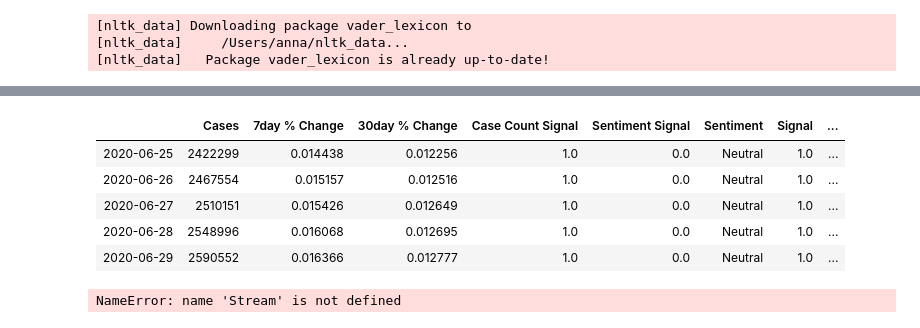
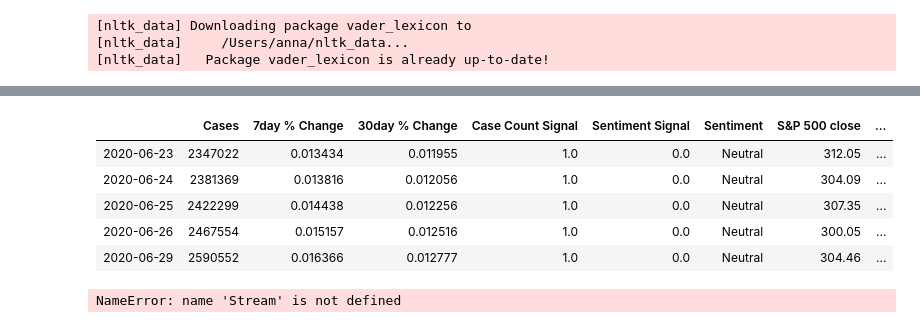
Before and after one commit to awanzek/FinTech_Project2, a Jupyter notebook: dashboard.ipynb, the cells around one changed output, grey strips where cells are left out. Saved outputs shown, nothing was run; the diff lists cells and outputs as text; code cells hidden in the pictures.

Commit message:
added function for EMA signal and updated all trading signals function and dataframe

```diff
--- a/dashboard.ipynb
+++ b/dashboard.ipynb
@@ -190,3 +239,5 @@ case_count_signals_df=covid_case_count(case_count_df)
 # %%
 sentiment_signal_df=covid_sentiment(newsapi)
 sentiment_signal_df.index = pd.to_datetime(sentiment_signal_df.index)
+# %%
+EMA_signal_df=get_EMA(all_returns_df)
@@ -193,20 +254,21 @@ sentiment_signal_df.index = pd.to_datetime(sentiment_signal_df.index)
 # %%
-def get_trading_signals(case_count_signals_df,sentiment_signal_df):#,ema_signal_df)
+def get_trading_signals(case_count_signals_df,sentiment_signal_df,EMA_signal_df):
     case_count_signals_df=case_count_signals_df.tail(29)
-    trading_signals_df=pd.concat([case_count_signals_df, sentiment_signal_df],axis=1,join="inner")
+    EMA_signal_df=EMA_signal_df.tail(29)
+    trading_signals_df=pd.concat([case_count_signals_df, sentiment_signal_df,EMA_signal_df],axis=1,join="inner")
     trading_signals_df['Signal']=trading_signals_df['Case Count Signal']+trading_signals_df['Sentiment Signal']
     trading_signals_df['Entry/Exit']=trading_signals_df['Signal'].diff()
     return trading_signals_df
 # %%
-trading_signals_df=get_trading_signals(case_count_signals_df,sentiment_signal_df)
+trading_signals_df=get_trading_signals(case_count_signals_df,sentiment_signal_df,EMA_signal_df)
 trading_signals_df.tail()
 # %% [output]
-|  | Cases | 7day % Change | 30day % Change | Case Count Signal | Sentiment Signal | Sentiment | Signal | ... |
-| 2020-06-25 | 2422299 | 0.014438 | 0.012256 | 1.0 | 0.0 | Neutral | 1.0 | ... |
-| 2020-06-26 | 2467554 | 0.015157 | 0.012516 | 1.0 | 0.0 | Neutral | 1.0 | ... |
-| 2020-06-27 | 2510151 | 0.015426 | 0.012649 | 1.0 | 0.0 | Neutral | 1.0 | ... |
-| 2020-06-28 | 2548996 | 0.016068 | 0.012695 | 1.0 | 0.0 | Neutral | 1.0 | ... |
-| 2020-06-29 | 2590552 | 0.016366 | 0.012777 | 1.0 | 0.0 | Neutral | 1.0 | ... |
+|  | Cases | 7day % Change | 30day % Change | Case Count Signal | Sentiment Signal | Sentiment | S&P 500 close | ... |
+| 2020-06-23 | 2347022 | 0.013434 | 0.011955 | 1.0 | 0.0 | Neutral | 312.05 | ... |
+| 2020-06-24 | 2381369 | 0.013816 | 0.012056 | 1.0 | 0.0 | Neutral | 304.09 | ... |
+| 2020-06-25 | 2422299 | 0.014438 | 0.012256 | 1.0 | 0.0 | Neutral | 307.35 | ... |
+| 2020-06-26 | 2467554 | 0.015157 | 0.012516 | 1.0 | 0.0 | Neutral | 300.05 | ... |
+| 2020-06-29 | 2590552 | 0.016366 | 0.012777 | 1.0 | 0.0 | Neutral | 304.46 | ... |
 # %%
 # Initialize Streaming DataFrame for Market Price Data Showing Backtested Signals
 data_stream = Stream()
```
Also changed, not shown: parts of 4 cells of this notebook.
